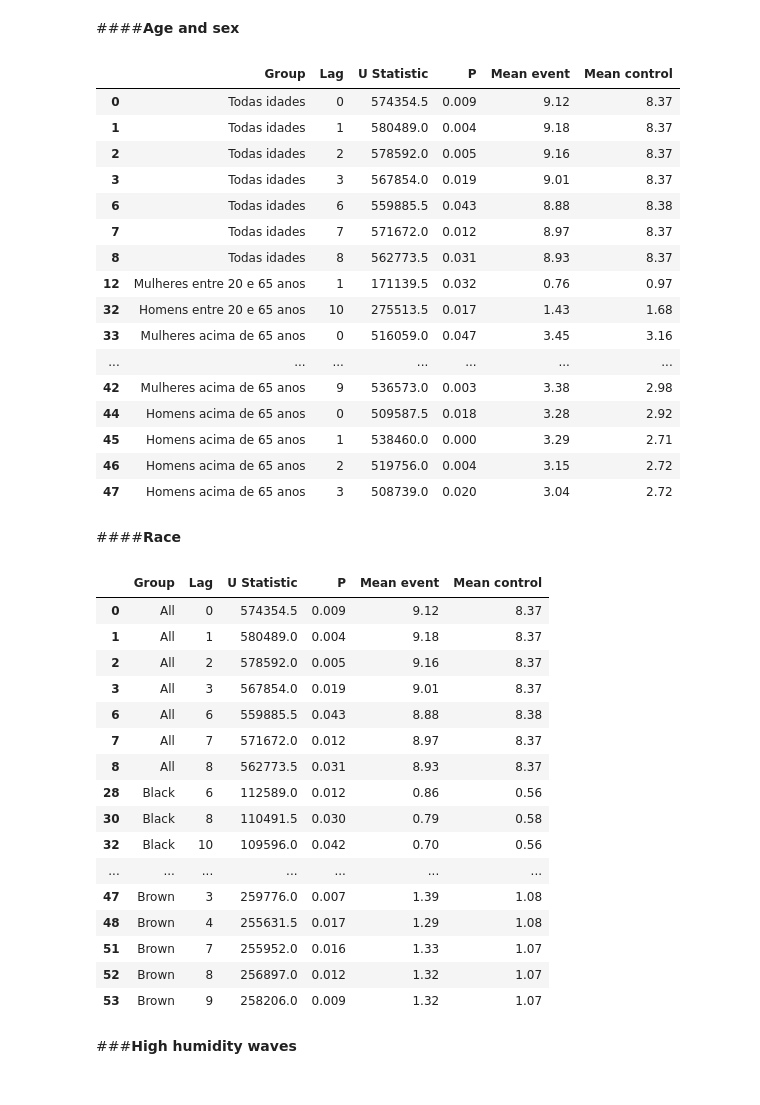
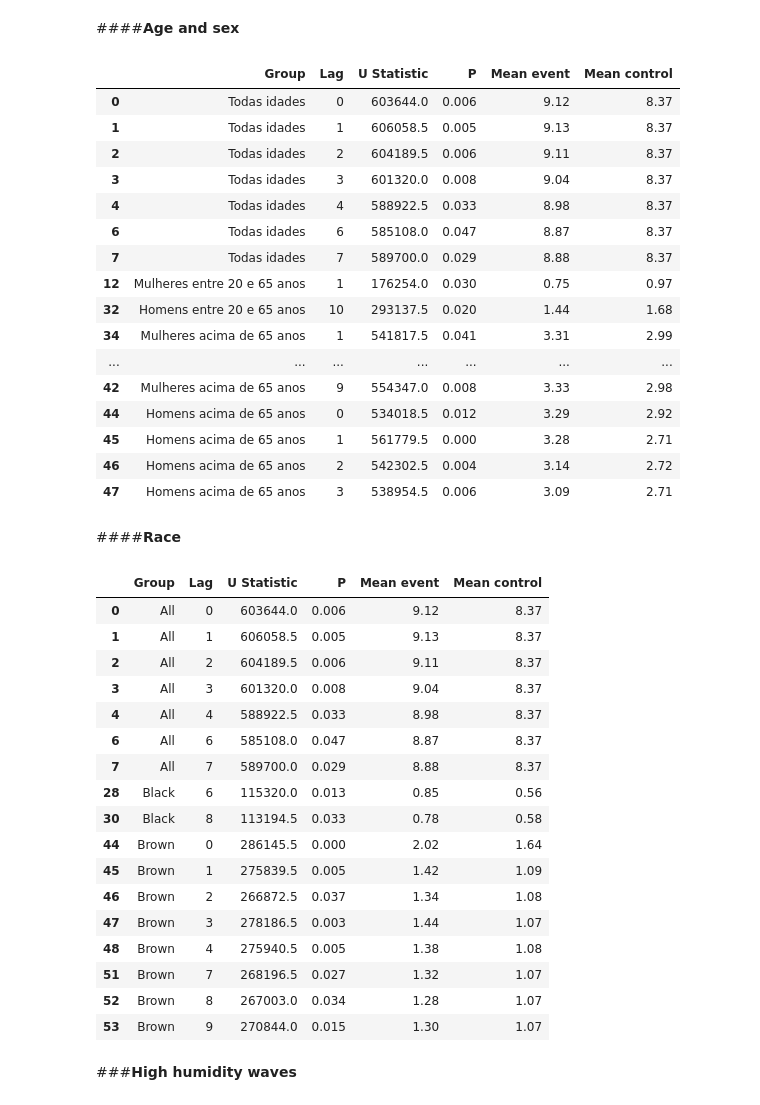
Before and after one commit to climate-and-health-datasci-Unicamp/project-climatic-variations-cardiovascular-diseases, a Jupyter notebook: notebooks/TR_2021_07_Mann_Whitney_U_test_for_cardiovascular_deaths_and_extreme_climatic_events.ipynb, the cells around one changed output. Saved outputs shown, nothing was run; the diff lists cells and outputs as text; code cells hidden in the pictures.

```diff
--- a/notebooks/TR_2021_07_Mann_Whitney_U_test_for_cardiovascular_deaths_and_extreme_climatic_events.ipynb
+++ b/notebooks/TR_2021_07_Mann_Whitney_U_test_for_cardiovascular_deaths_and_extreme_climatic_events.ipynb
@@ -95,13 +82,15 @@ df_pressure = df_pressure[df_pressure['DATE']>'2001-01-01']
+# %%
+#-------------------------------------------------------------------#
+#                  Extreme climatic variations                      #
+#-------------------------------------------------------------------#
+df_vir =  pd.read_csv('EV_VCP.csv')
+df_vir = df_vir.drop(columns = {'Unnamed: 0'})
 # %%
 #-------------------------------------------------------------------#
 #              Merge health and climate dataframes                  #
 #-------------------------------------------------------------------#
 
-df_temp = pd.merge(df_temp,df_obitos, on='DATE', how='outer')
-
-df_humidity = pd.merge(df_humidity,df_obitos, on='DATE', how='outer')
-
-df_pressure = pd.merge(df_pressure,df_obitos, on='DATE', how='outer')
+df = pd.merge(df_vir,df_obitos, on='DATE', how='outer')
 # %% [markdown]
 ##**Test normality of data**
 
@@ -625,47 +619,48 @@ get_mann_whitney_lag(df_humidity,'LHW','age')
 # %% [markdown]
 ####**Age and sex**
 # %%
-get_mann_whitney_lag(df_humidity,'LHW','age and sex')
+get_mann_whitney_lag(df,'LHW','age and sex')
 # %% [output]
 |  | Group | Lag | U Statistic | P | Mean event | Mean control |
-| 0 | Todas idades | 0 | 574354.5 | 0.009 | 9.12 | 8.37 |
-| 1 | Todas idades | 1 | 580489.0 | 0.004 | 9.18 | 8.37 |
-| 2 | Todas idades | 2 | 578592.0 | 0.005 | 9.16 | 8.37 |
-| 3 | Todas idades | 3 | 567854.0 | 0.019 | 9.01 | 8.37 |
-| 6 | Todas idades | 6 | 559885.5 | 0.043 | 8.88 | 8.38 |
-| 7 | Todas idades | 7 | 571672.0 | 0.012 | 8.97 | 8.37 |
-| 8 | Todas idades | 8 | 562773.5 | 0.031 | 8.93 | 8.37 |
-| 12 | Mulheres entre 20 e 65 anos | 1 | 171139.5 | 0.032 | 0.76 | 0.97 |
-| 32 | Homens entre 20 e 65 anos | 10 | 275513.5 | 0.017 | 1.43 | 1.68 |
-| 33 | Mulheres acima de 65 anos | 0 | 516059.0 | 0.047 | 3.45 | 3.16 |
+| 0 | Todas idades | 0 | 603644.0 | 0.006 | 9.12 | 8.37 |
+| 1 | Todas idades | 1 | 606058.5 | 0.005 | 9.13 | 8.37 |
+| 2 | Todas idades | 2 | 604189.5 | 0.006 | 9.11 | 8.37 |
+| 3 | Todas idades | 3 | 601320.0 | 0.008 | 9.04 | 8.37 |
+| 4 | Todas idades | 4 | 588922.5 | 0.033 | 8.98 | 8.37 |
+| 6 | Todas idades | 6 | 585108.0 | 0.047 | 8.87 | 8.37 |
+| 7 | Todas idades | 7 | 589700.0 | 0.029 | 8.88 | 8.37 |
+| 12 | Mulheres entre 20 e 65 anos | 1 | 176254.0 | 0.030 | 0.75 | 0.97 |
+| 32 | Homens entre 20 e 65 anos | 10 | 293137.5 | 0.020 | 1.44 | 1.68 |
+| 34 | Mulheres acima de 65 anos | 1 | 541817.5 | 0.041 | 3.31 | 2.99 |
 | ... | ... | ... | ... | ... | ... | ... |
-| 42 | Mulheres acima de 65 anos | 9 | 536573.0 | 0.003 | 3.38 | 2.98 |
-| 44 | Homens acima de 65 anos | 0 | 509587.5 | 0.018 | 3.28 | 2.92 |
-| 45 | Homens acima de 65 anos | 1 | 538460.0 | 0.000 | 3.29 | 2.71 |
-| 46 | Homens acima de 65 anos | 2 | 519756.0 | 0.004 | 3.15 | 2.72 |
-| 47 | Homens acima de 65 anos | 3 | 508739.0 | 0.020 | 3.04 | 2.72 |
+| 42 | Mulheres acima de 65 anos | 9 | 554347.0 | 0.008 | 3.33 | 2.98 |
+| 44 | Homens acima de 65 anos | 0 | 534018.5 | 0.012 | 3.29 | 2.92 |
+| 45 | Homens acima de 65 anos | 1 | 561779.5 | 0.000 | 3.28 | 2.71 |
+| 46 | Homens acima de 65 anos | 2 | 542302.5 | 0.004 | 3.14 | 2.72 |
+| 47 | Homens acima de 65 anos | 3 | 538954.5 | 0.006 | 3.09 | 2.71 |
 # %% [markdown]
 ####**Race**
 # %%
-get_mann_whitney_lag(df_humidity,'LHW','race')
+get_mann_whitney_lag(df,'LHW','race')
 # %% [output]
 |  | Group | Lag | U Statistic | P | Mean event | Mean control |
-| 0 | All | 0 | 574354.5 | 0.009 | 9.12 | 8.37 |
-| 1 | All | 1 | 580489.0 | 0.004 | 9.18 | 8.37 |
-| 2 | All | 2 | 578592.0 | 0.005 | 9.16 | 8.37 |
-| 3 | All | 3 | 567854.0 | 0.019 | 9.01 | 8.37 |
-| 6 | All | 6 | 559885.5 | 0.043 | 8.88 | 8.38 |
-| 7 | All | 7 | 571672.0 | 0.012 | 8.97 | 8.37 |
-| 8 | All | 8 | 562773.5 | 0.031 | 8.93 | 8.37 |
-| 28 | Black | 6 | 112589.0 | 0.012 | 0.86 | 0.56 |
-| 30 | Black | 8 | 110491.5 | 0.030 | 0.79 | 0.58 |
-| 32 | Black | 10 | 109596.0 | 0.042 | 0.70 | 0.56 |
-| ... | ... | ... | ... | ... | ... | ... |
-| 47 | Brown | 3 | 259776.0 | 0.007 | 1.39 | 1.08 |
-| 48 | Brown | 4 | 255631.5 | 0.017 | 1.29 | 1.08 |
-| 51 | Brown | 7 | 255952.0 | 0.016 | 1.33 | 1.07 |
-| 52 | Brown | 8 | 256897.0 | 0.012 | 1.32 | 1.07 |
-| 53 | Brown | 9 | 258206.0 | 0.009 | 1.32 | 1.07 |
+| 0 | All | 0 | 603644.0 | 0.006 | 9.12 | 8.37 |
+| 1 | All | 1 | 606058.5 | 0.005 | 9.13 | 8.37 |
+| 2 | All | 2 | 604189.5 | 0.006 | 9.11 | 8.37 |
+| 3 | All | 3 | 601320.0 | 0.008 | 9.04 | 8.37 |
+| 4 | All | 4 | 588922.5 | 0.033 | 8.98 | 8.37 |
+| 6 | All | 6 | 585108.0 | 0.047 | 8.87 | 8.37 |
+| 7 | All | 7 | 589700.0 | 0.029 | 8.88 | 8.37 |
+| 28 | Black | 6 | 115320.0 | 0.013 | 0.85 | 0.56 |
+| 30 | Black | 8 | 113194.5 | 0.033 | 0.78 | 0.58 |
+| 44 | Brown | 0 | 286145.5 | 0.000 | 2.02 | 1.64 |
+| 45 | Brown | 1 | 275839.5 | 0.005 | 1.42 | 1.09 |
+| 46 | Brown | 2 | 266872.5 | 0.037 | 1.34 | 1.08 |
+| 47 | Brown | 3 | 278186.5 | 0.003 | 1.44 | 1.07 |
+| 48 | Brown | 4 | 275940.5 | 0.005 | 1.38 | 1.08 |
+| 51 | Brown | 7 | 268196.5 | 0.027 | 1.32 | 1.07 |
+| 52 | Brown | 8 | 267003.0 | 0.034 | 1.28 | 1.07 |
+| 53 | Brown | 9 | 270844.0 | 0.015 | 1.30 | 1.07 |
 # %% [markdown]
 ###**High humidity waves**
 # %% [markdown]
```
Also changed, not shown: parts of 39 cells of this notebook.
